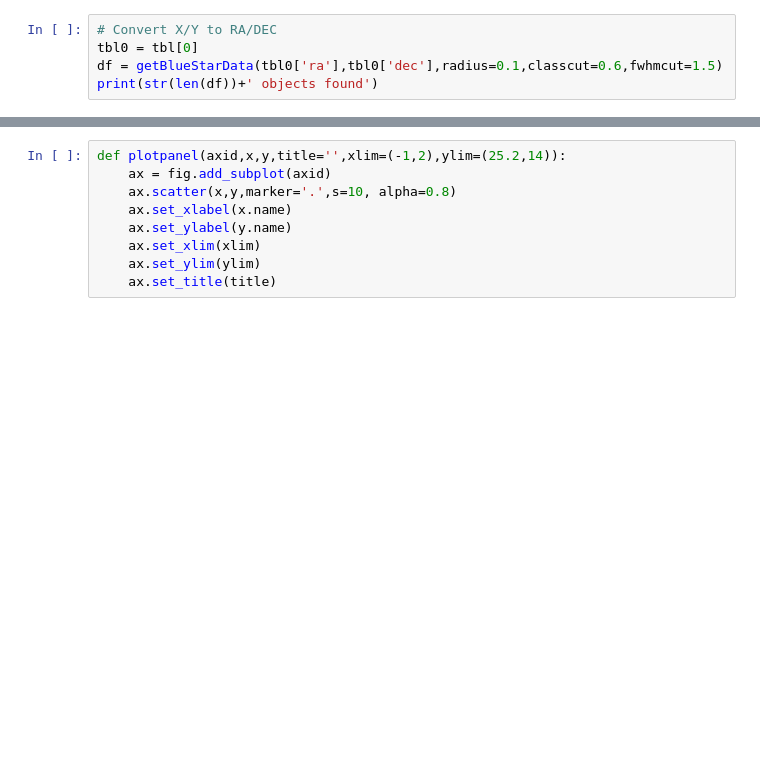
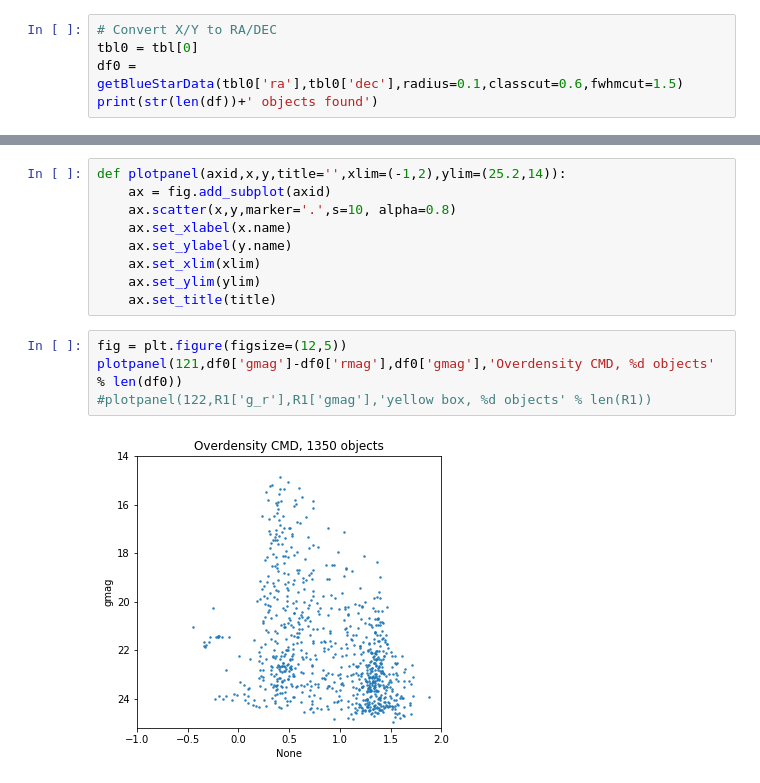
Before and after one commit to dnidever/nscdwarfs, a Jupyter notebook: nsc_dwarfs.ipynb, the cells around one changed output, grey strips where cells are left out. Saved outputs shown, nothing was run; the diff lists cells and outputs as text; blank space fills up the shorter version.

Commit message:
Added figure.

```diff
--- a/nsc_dwarfs.ipynb
+++ b/nsc_dwarfs.ipynb
@@ -353,7 +353,7 @@ fig  # repeats (the updated) figure
 # %%
 # Convert X/Y to RA/DEC
 tbl0 = tbl[0]
-df = getBlueStarData(tbl0['ra'],tbl0['dec'],radius=0.1,classcut=0.6,fwhmcut=1.5)
+df0 = getBlueStarData(tbl0['ra'],tbl0['dec'],radius=0.1,classcut=0.6,fwhmcut=1.5)
 print(str(len(df))+' objects found')
 # %% [output]
 SELECT ra,dec,gmag,rmag FROM nsc_dr1.object
@@ -369,3 +369,9 @@ def plotpanel(axid,x,y,title='',xlim=(-1,2),ylim=(25.2,14)):
     ax.set_xlim(xlim)
     ax.set_ylim(ylim)
     ax.set_title(title)
+# %%
+fig = plt.figure(figsize=(12,5))
+plotpanel(121,df0['gmag']-df0['rmag'],df0['gmag'],'Overdensity CMD, %d objects' % len(df0))
+#plotpanel(122,R1['g_r'],R1['gmag'],'yellow box, %d objects' % len(R1))
+# %% [output]
+[figure, added]
```
